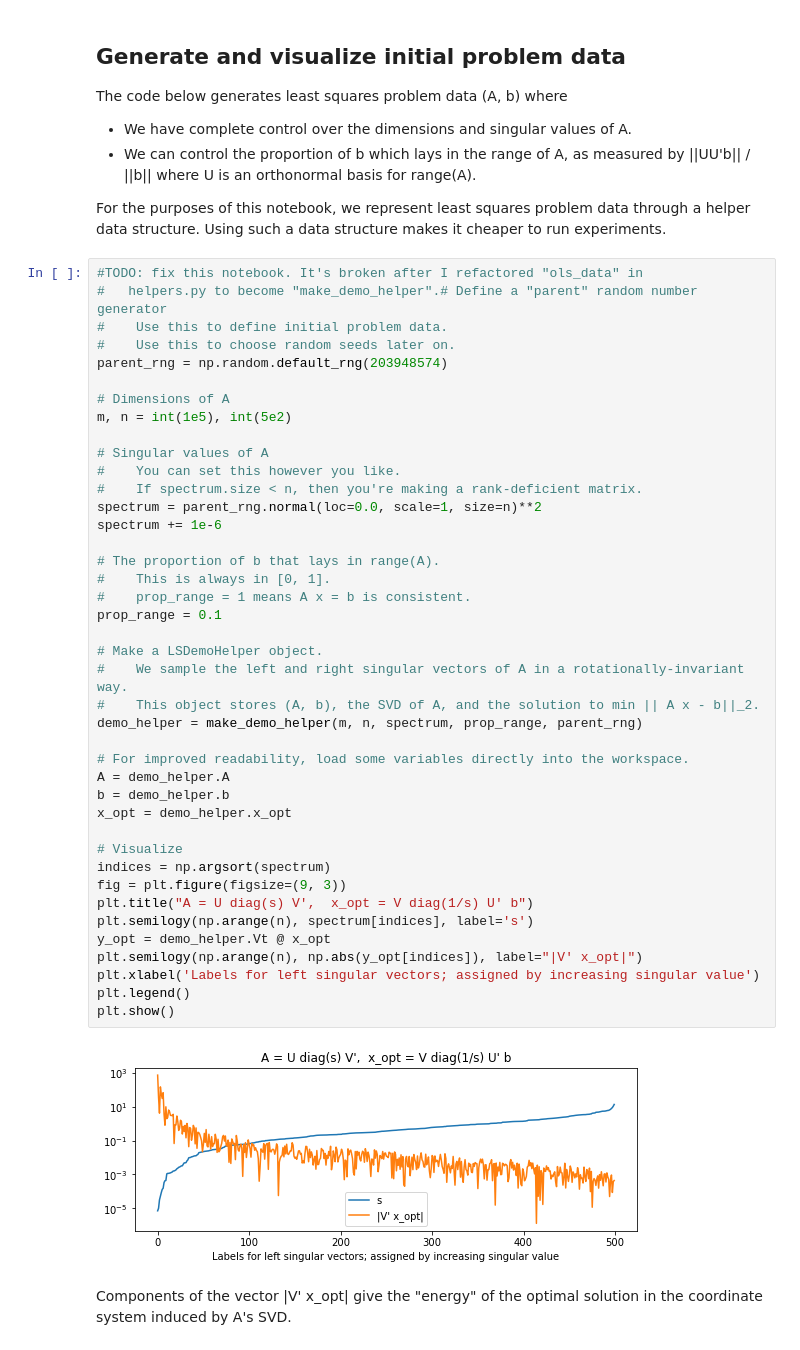
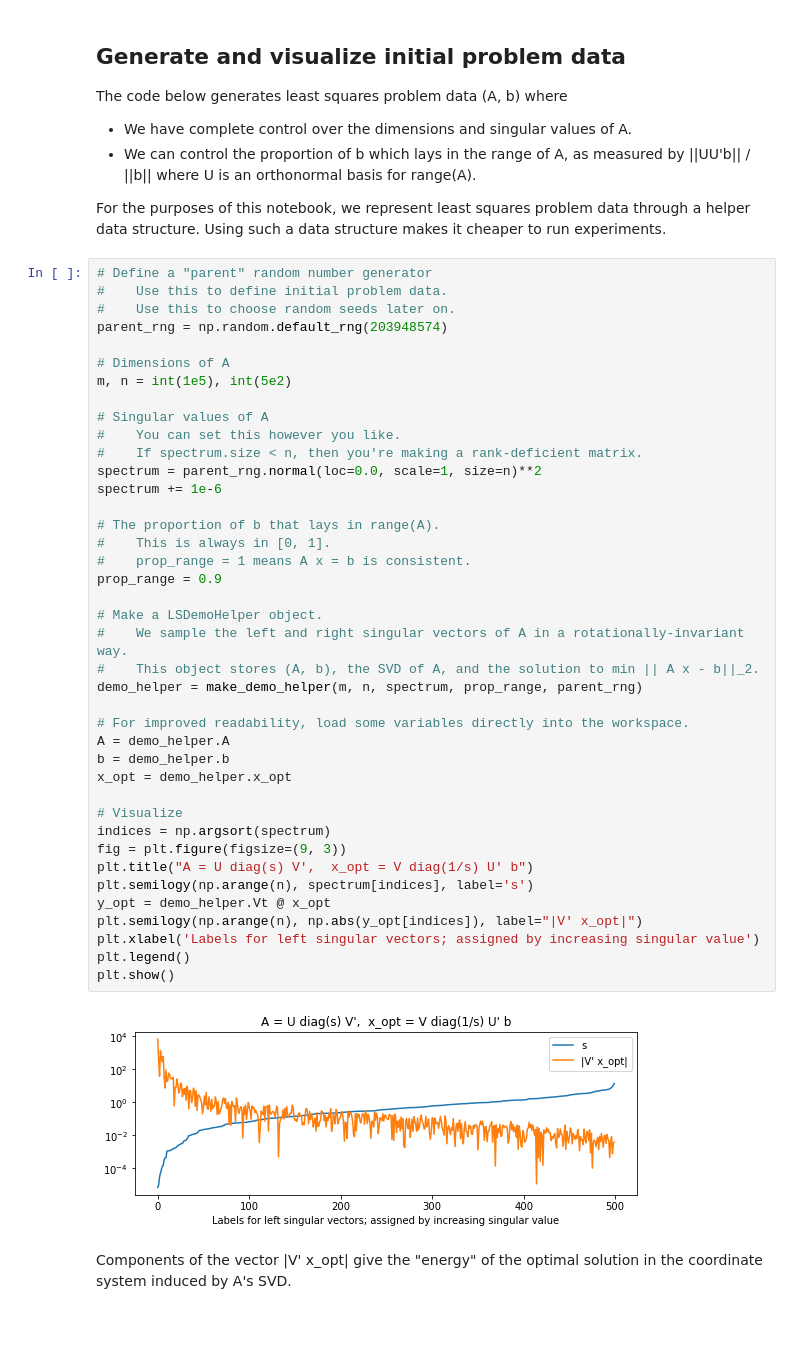
Before and after one commit to BallisticLA/parla, a Jupyter notebook: notebooks/least_squares/procedural_least_squares_driver.ipynb, the cells around one changed output. Cells and saved outputs as stored; diff of their text form.

Commit message:
fix comment and change notebook parameter

```diff
--- a/notebooks/least_squares/procedural_least_squares_driver.ipynb
+++ b/notebooks/least_squares/procedural_least_squares_driver.ipynb
@@ -48,8 +48,7 @@ The code below generates least squares problem data (A, b) where
 
 For the purposes of this notebook, we represent least squares problem data through a helper data structure. Using such a data structure makes it cheaper to run experiments.
 # %%
-#TODO: fix this notebook. It's broken after I refactored "ols_data" in
-#   helpers.py to become "make_demo_helper".# Define a "parent" random number generator
+# Define a "parent" random number generator
 #    Use this to define initial problem data.
 #    Use this to choose random seeds later on.
 parent_rng = np.random.default_rng(203948574)
@@ -61,35 +60,35 @@ m, n = int(1e5), int(5e2)
 #    You can set this however you like.
 #    If spectrum.size < n, then you're making a rank-deficient matrix.
 spectrum = parent_rng.normal(loc=0.0, scale=1, size=n)**2
 spectrum += 1e-6
 
 # The proportion of b that lays in range(A).
 #    This is always in [0, 1].
 #    prop_range = 1 means A x = b is consistent.
-prop_range = 0.1
+prop_range = 0.9
 
 # Make a LSDemoHelper object.
 #    We sample the left and right singular vectors of A in a rotationally-invariant way.
 #    This object stores (A, b), the SVD of A, and the solution to min || A x - b||_2.
 demo_helper = make_demo_helper(m, n, spectrum, prop_range, parent_rng)
 
 # For improved readability, load some variables directly into the workspace.
 A = demo_helper.A
 b = demo_helper.b
 x_opt = demo_helper.x_opt
 
 # Visualize
 indices = np.argsort(spectrum)
 fig = plt.figure(figsize=(9, 3))
 plt.title("A = U diag(s) V',  x_opt = V diag(1/s) U' b")
 plt.semilogy(np.arange(n), spectrum[indices], label='s')
 y_opt = demo_helper.Vt @ x_opt
 plt.semilogy(np.arange(n), np.abs(y_opt[indices]), label="|V' x_opt|")
 plt.xlabel('Labels for left singular vectors; assigned by increasing singular value')
 plt.legend()
 plt.show()
 # %% [output]
-[figure, old version]
+[figure, new version]
 # %% [markdown]
 Components of the vector |V' x_opt| give the "energy" of the optimal solution in the coordinate system induced by A's SVD.
 # %% [markdown]
```
Also changed, not shown: parts of 2 cells of this notebook.
